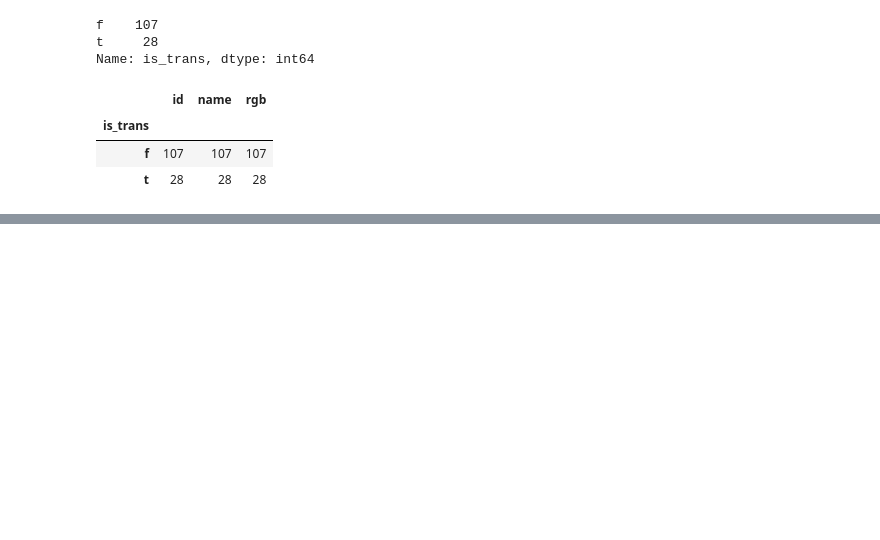
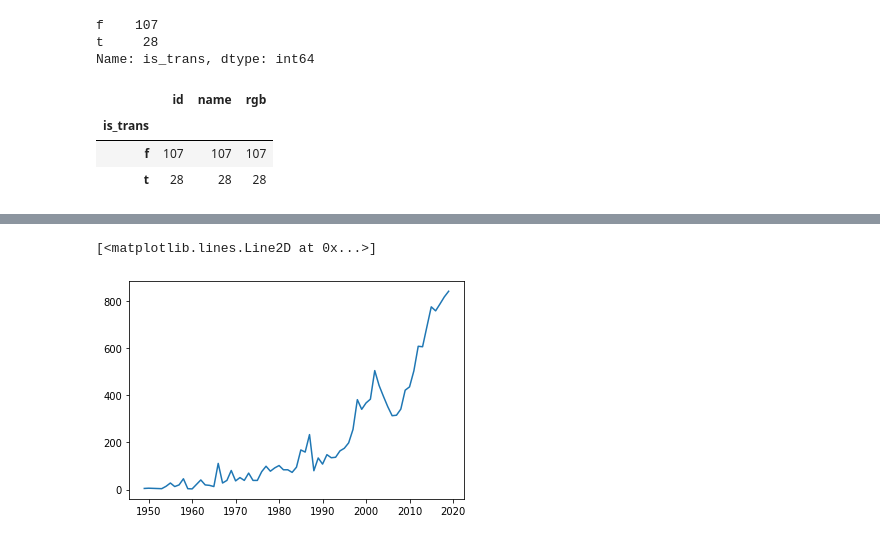
Before and after one commit to Katamave/notebooks, a Jupyter notebook: lego.ipynb, the cells around one changed output, grey strips where cells are left out. Drawn from its saved outputs; the diff is of its cells as text; code cells hidden in the pictures; blank space fills up the shorter version.

```diff
--- a/lego.ipynb
+++ b/lego.ipynb
@@ -46,3 +46,6 @@ df.groupby(df.is_trans).count()
 # %% [markdown]
 ### Understanding Lego Sets vs. Themes
 <img src="https://i.imgur.com/aKcwkSx.png">
+# %%
+sets_df = pd.read_csv('data/sets.csv')
+sets_df.head()
@@ -48,0 +97,4 @@ df.groupby(df.is_trans).count()
+# %%
+import matplotlib.pyplot as plt
+
+sets_by_year = sets_df.groupby(sets_df.year).count()
@@ -48,0 +121,5 @@ df.groupby(df.is_trans).count()
+# %%
+plt.plot(sets_by_year.index[:-2], sets_by_year.set_num[:-2])
+# %% [output]
+[<matplotlib.lines.Line2D at 0x...>]
+[figure, added]
```
Also changed, not shown: parts of 27 cells of this notebook, 1 other file.
